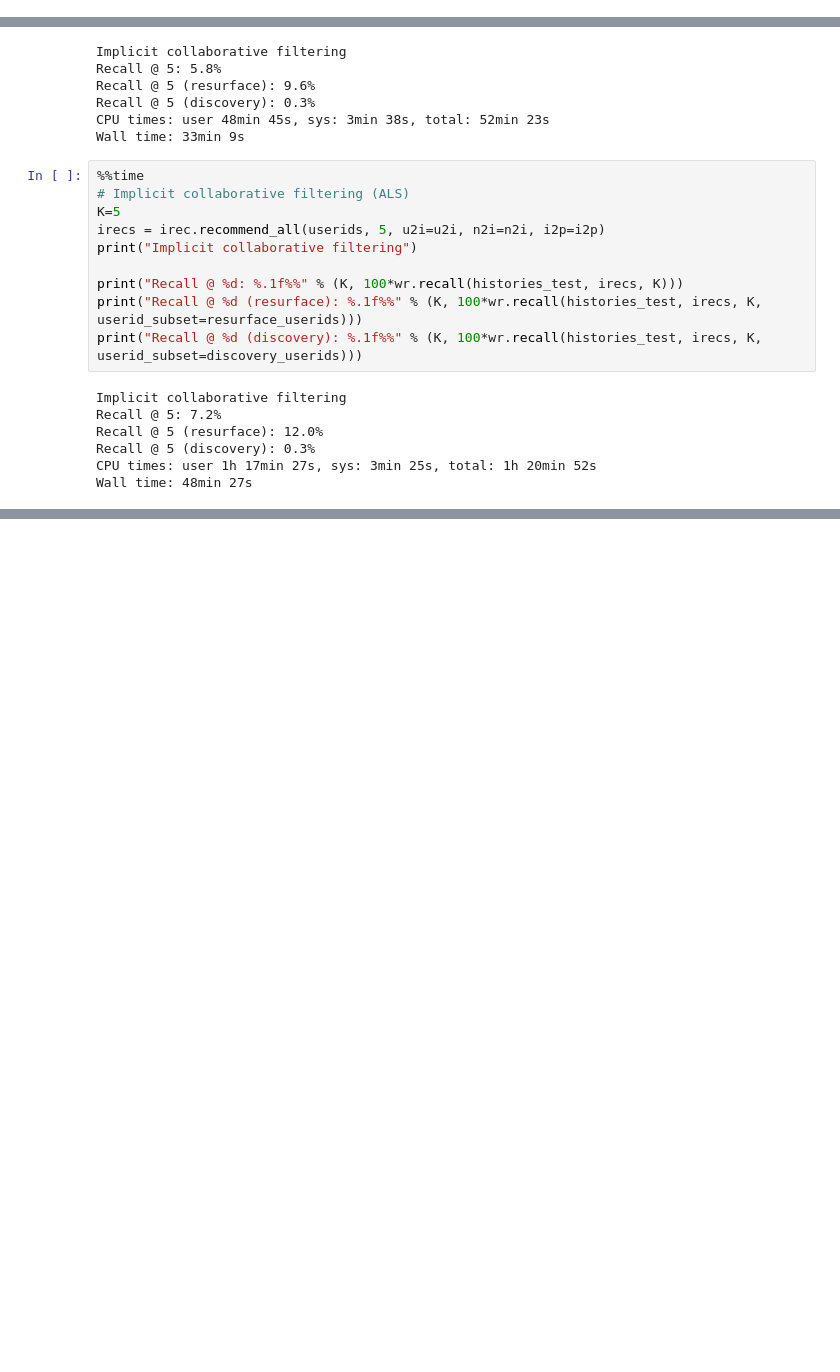
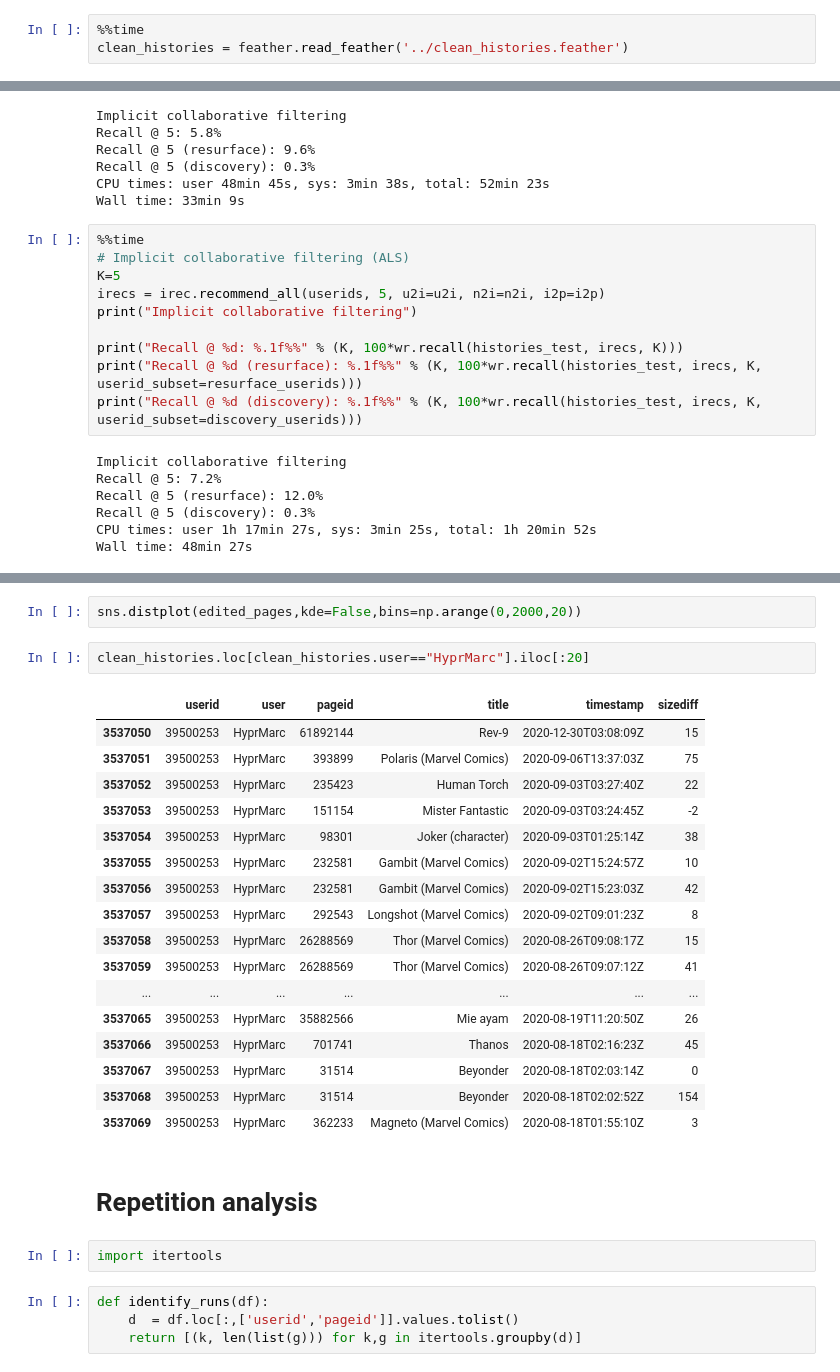
Before and after one commit to drsaunders/wikirecs, a Jupyter notebook: WikiRecs.ipynb, the cells around one changed output, grey strips where cells are left out. Cells and saved outputs as stored; diff of their text form; blank space fills up the shorter version.

```diff
--- a/WikiRecs.ipynb
+++ b/WikiRecs.ipynb
@@ -286,0 +300,3 @@ Length after removing users: 9159904
+# %%
+%%time
+clean_histories = feather.read_feather('../clean_histories.feather')
@@ -942,0 +1559,30 @@ param_grid = ParamGridBuilder() \
+# %%
+sns.distplot(edited_pages,kde=False,bins=np.arange(0,2000,20))
+# %%
+clean_histories.loc[clean_histories.user=="HyprMarc"].iloc[:20]
+# %% [output]
+|  | userid | user | pageid | title | timestamp | sizediff |
+| 3537050 | 39500253 | HyprMarc | 61892144 | Rev-9 | 2020-12-30T03:08:09Z | 15 |
+| 3537051 | 39500253 | HyprMarc | 393899 | Polaris (Marvel Comics) | 2020-09-06T13:37:03Z | 75 |
+| 3537052 | 39500253 | HyprMarc | 235423 | Human Torch | 2020-09-03T03:27:40Z | 22 |
+| 3537053 | 39500253 | HyprMarc | 151154 | Mister Fantastic | 2020-09-03T03:24:45Z | -2 |
+| 3537054 | 39500253 | HyprMarc | 98301 | Joker (character) | 2020-09-03T01:25:14Z | 38 |
+| 3537055 | 39500253 | HyprMarc | 232581 | Gambit (Marvel Comics) | 2020-09-02T15:24:57Z | 10 |
+| 3537056 | 39500253 | HyprMarc | 232581 | Gambit (Marvel Comics) | 2020-09-02T15:23:03Z | 42 |
+| 3537057 | 39500253 | HyprMarc | 292543 | Longshot (Marvel Comics) | 2020-09-02T09:01:23Z | 8 |
+| 3537058 | 39500253 | HyprMarc | 26288569 | Thor (Marvel Comics) | 2020-08-26T09:08:17Z | 15 |
+| 3537059 | 39500253 | HyprMarc | 26288569 | Thor (Marvel Comics) | 2020-08-26T09:07:12Z | 41 |
+| ... | ... | ... | ... | ... | ... | ... |
+| 3537065 | 39500253 | HyprMarc | 35882566 | Mie ayam | 2020-08-19T11:20:50Z | 26 |
+| 3537066 | 39500253 | HyprMarc | 701741 | Thanos | 2020-08-18T02:16:23Z | 45 |
+| 3537067 | 39500253 | HyprMarc | 31514 | Beyonder | 2020-08-18T02:03:14Z | 0 |
+| 3537068 | 39500253 | HyprMarc | 31514 | Beyonder | 2020-08-18T02:02:52Z | 154 |
+| 3537069 | 39500253 | HyprMarc | 362233 | Magneto (Marvel Comics) | 2020-08-18T01:55:10Z | 3 |
+# %% [markdown]
+# Repetition analysis
+# %%
+import itertools
+# %%
+def identify_runs(df):
+    d  = df.loc[:,['userid','pageid']].values.tolist()
+    return [(k, len(list(g))) for k,g in itertools.groupby(d)]
```
Also changed, not shown: parts of 202 cells of this notebook, 8 other files.
